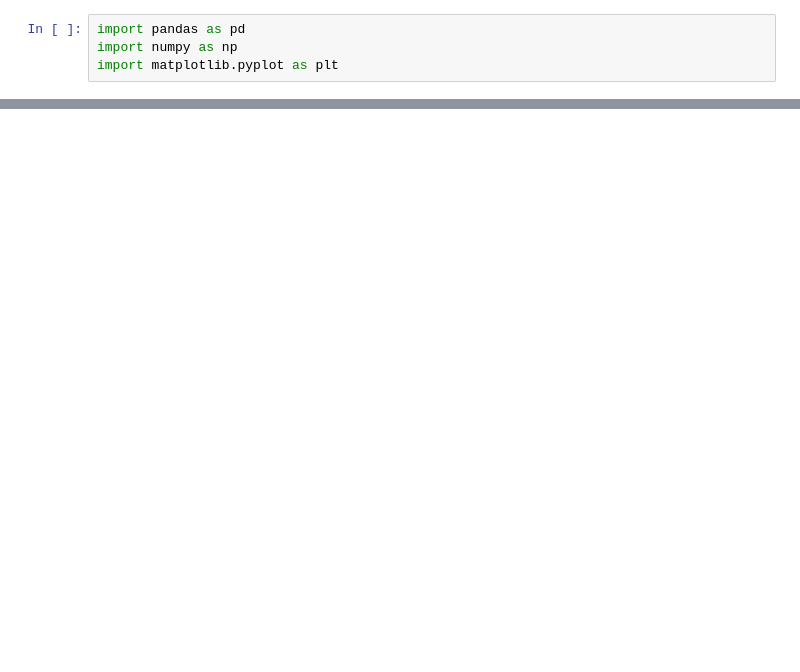
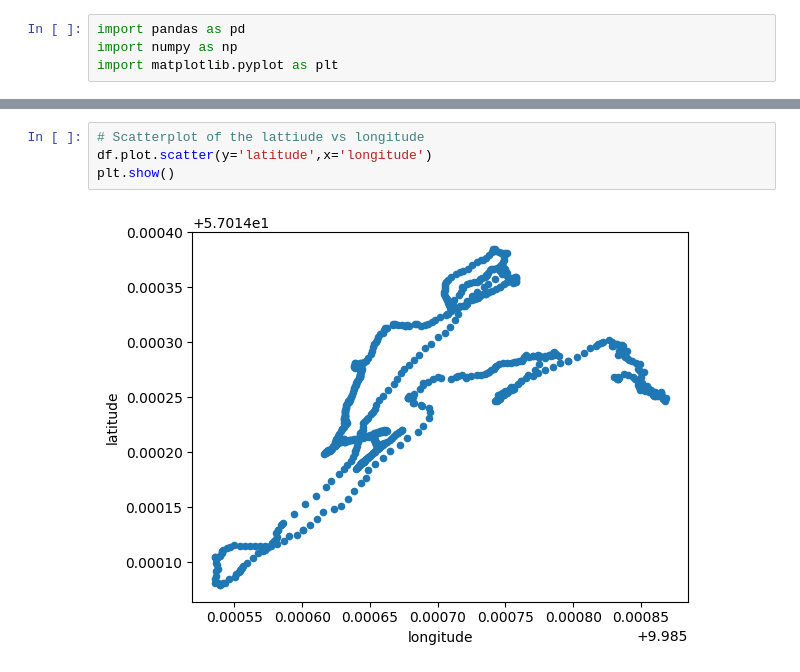
Before and after one commit to JensMoeslund/gps-miniprojekt, a Jupyter notebook: data_proc.ipynb, the cells around one changed output, grey strips where cells are left out. Cells and saved outputs as stored; diff of their text form; blank space fills up the shorter version.

```diff
--- a/data_proc.ipynb
+++ b/data_proc.ipynb
@@ -34,0 +71,6 @@ TypeError: unsupported operand type(s) for -: 'float' and 'str'
+# %%
+# Scatterplot of the lattiude vs longitude
+df.plot.scatter(y='latitude',x='longitude')
+plt.show()
+# %% [output]
+[figure, added]
```
Also changed, not shown: parts of 6 cells of this notebook, 5 other files.
